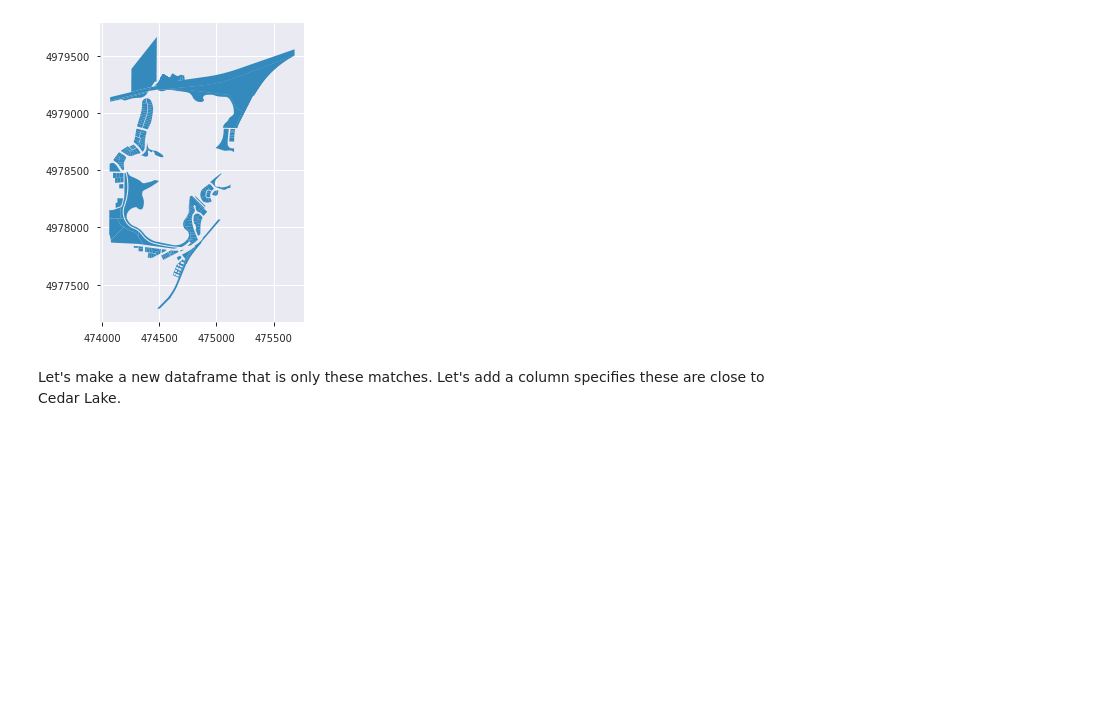
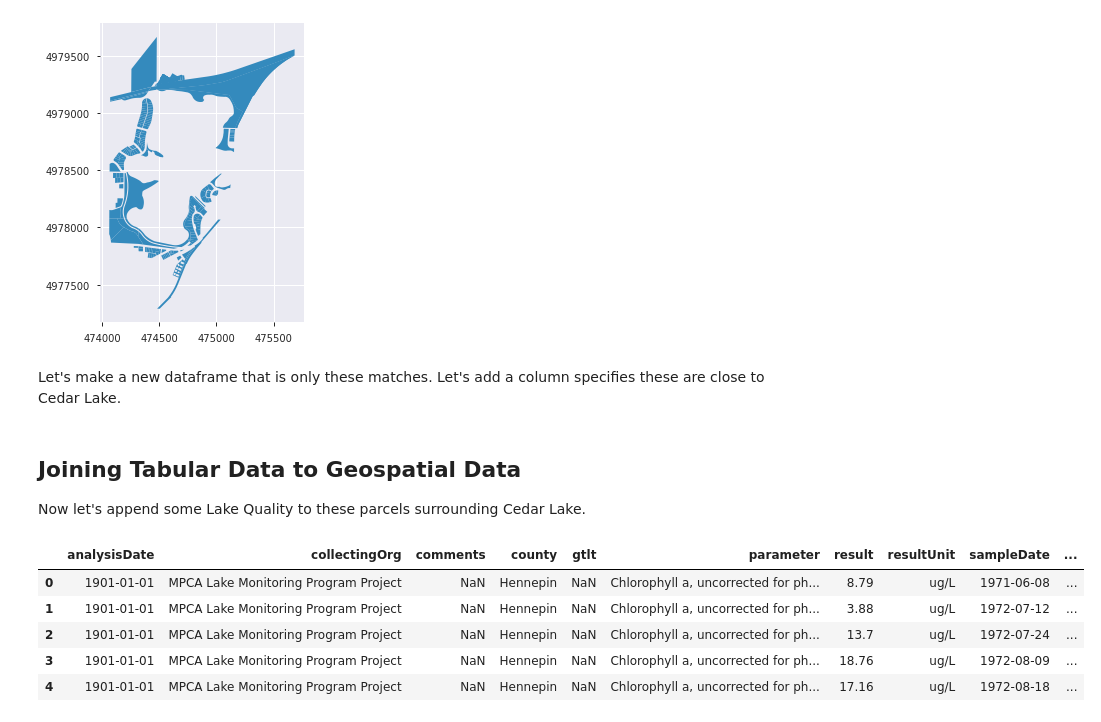
Before and after one commit to prabodhw96/Geospatial-Analysis, a Jupyter notebook: Geospatial Analysis.ipynb, the cells around one changed output. Cells and saved outputs as stored; diff of their text form; code cells hidden in the pictures; blank space fills up the shorter version.

```diff
--- a/Geospatial Analysis.ipynb
+++ b/Geospatial Analysis.ipynb
@@ -336,3 +336,19 @@ Let's make a new dataframe that is only these matches. Let's add a column specif
 # %%
 cedar_lake_parcels = precise_matches.copy()
 cedar_lake_parcels['LAKE_NAME'] = 'Cedar Lake'
+# %% [markdown]
+## Joining Tabular Data to Geospatial Data
+
+Now let's append some Lake Quality to these parcels surrounding Cedar Lake.
+# %%
+lake_qual = pd.read_csv('data/MN_PCA_Cedar_Lake/cedar_lake_qual.csv',
+                        parse_dates=['sampleDate', 'analysisDate'],
+                        na_values='(null)')
+lake_qual.head()
+# %% [output]
+|  | analysisDate | collectingOrg | comments | county | gtlt | parameter | result | resultUnit | sampleDate | ... |
+| 0 | 1901-01-01 | MPCA Lake Monitoring Program Project | NaN | Hennepin | NaN | Chlorophyll a, uncorrected for ph... | 8.79 | ug/L | 1971-06-08 | ... |
+| 1 | 1901-01-01 | MPCA Lake Monitoring Program Project | NaN | Hennepin | NaN | Chlorophyll a, uncorrected for ph... | 3.88 | ug/L | 1972-07-12 | ... |
+| 2 | 1901-01-01 | MPCA Lake Monitoring Program Project | NaN | Hennepin | NaN | Chlorophyll a, uncorrected for ph... | 13.7 | ug/L | 1972-07-24 | ... |
+| 3 | 1901-01-01 | MPCA Lake Monitoring Program Project | NaN | Hennepin | NaN | Chlorophyll a, uncorrected for ph... | 18.76 | ug/L | 1972-08-09 | ... |
+| 4 | 1901-01-01 | MPCA Lake Monitoring Program Project | NaN | Hennepin | NaN | Chlorophyll a, uncorrected for ph... | 17.16 | ug/L | 1972-08-18 | ... |
```
Also changed, not shown: parts of 22 cells of this notebook.
